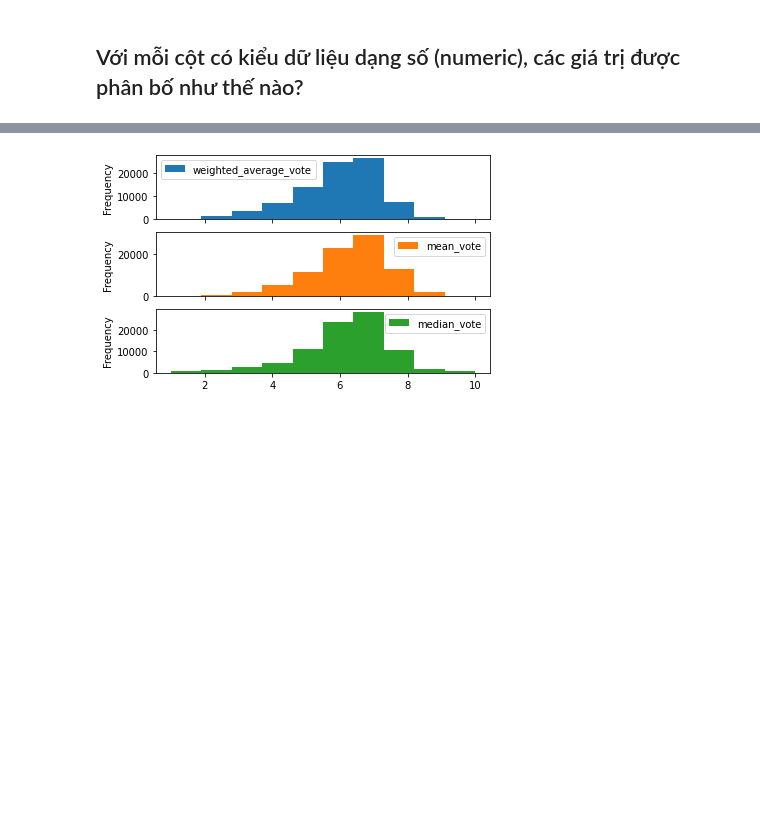
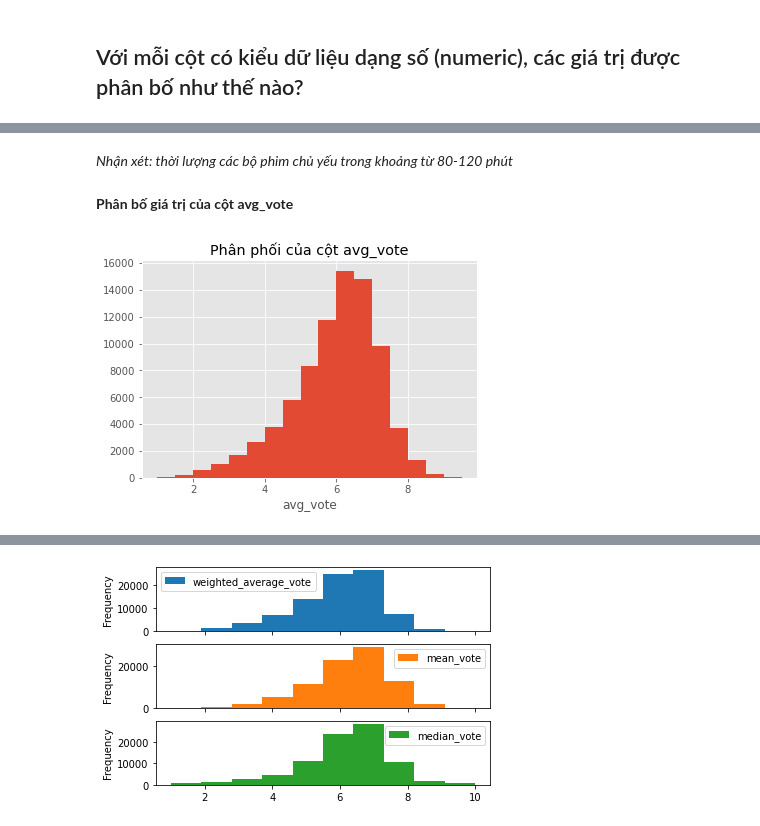
Before and after one commit to namhoai167/P4DS_Project, a Jupyter notebook: Final_Project.ipynb, the cells around one changed output, grey strips where cells are left out. Drawn from its saved outputs; the diff is of its cells as text; code cells hidden in the pictures; blank space fills up the shorter version.

```diff
--- a/Final_Project.ipynb
+++ b/Final_Project.ipynb
@@ -157,0 +356,11 @@ Các cột số lượng đang ở kiểu số thực float64, đúng hơn là n
+# %% [markdown]
+*Nhận xét: thời lượng các bộ phim chủ yếu trong khoảng từ 80-120 phút*
+# %% [markdown]
+**Phân bố giá trị của cột avg_vote**
+# %%
+movies_df['avg_vote'].hist(bins=np.arange(1, 10, 0.5))
+plt.xlabel('avg_vote')
+plt.title('Phân phối của cột avg_vote')
+plt.show()
+# %% [output]
+[figure, added]
```
Also changed, not shown: parts of 84 cells of this notebook.
